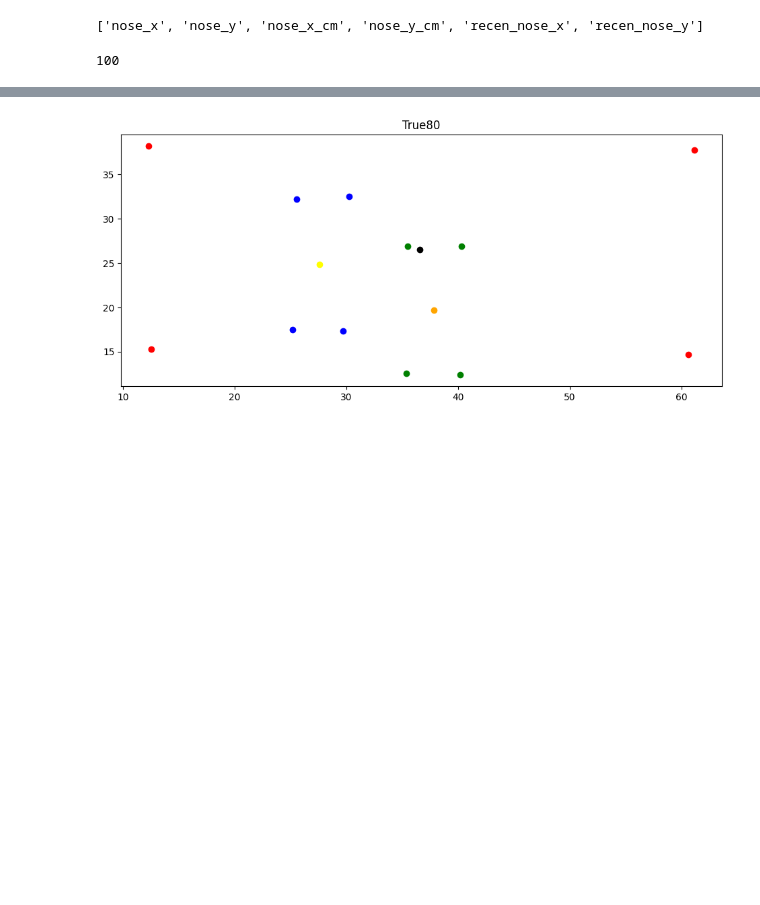
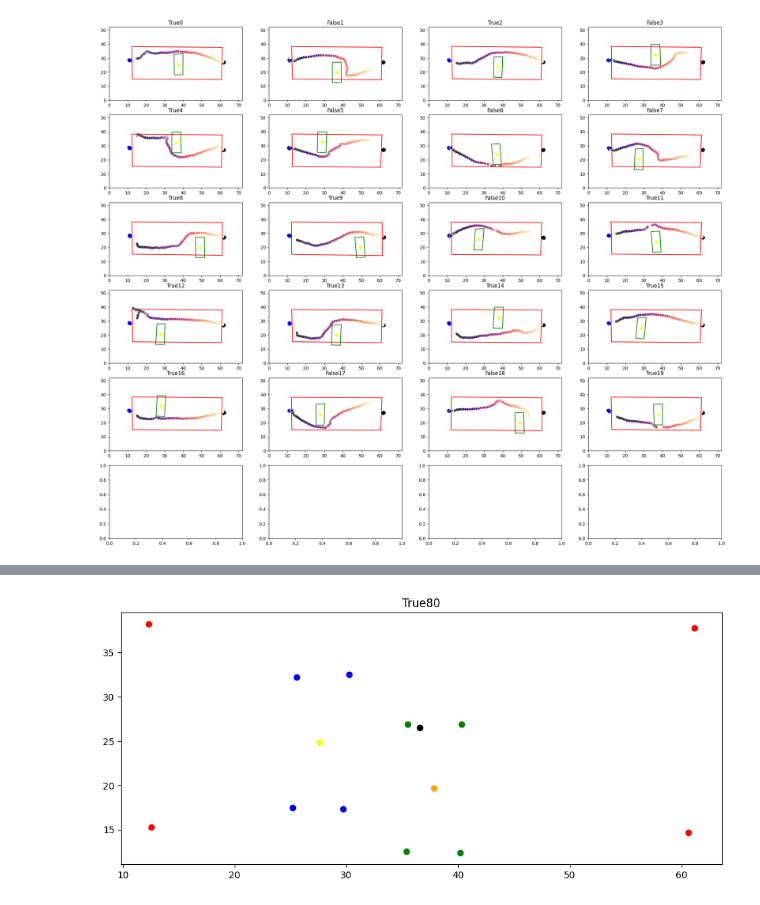
Before and after one commit to msidikpr/obstacle_avoidance, a Jupyter notebook: test_functions.ipynb, the cells around one changed output, grey strips where cells are left out. Saved outputs shown, nothing was run; the diff lists cells and outputs as text; code cells hidden in the pictures; blank space fills up the shorter version.

```diff
--- a/test_functions.ipynb
+++ b/test_functions.ipynb
@@ -18,5 +20,3 @@ import warnings
 warnings.filterwarnings('ignore')
 # %%
 df= pd.read_hdf(r'C:\Users\nlab\obstacle_avoidance\recordings\101322\J20LT\oa\raw_J20LT_101322_oa.h5')
-# %%
-test = df.sample(1)
@@ -94,7 +119,7 @@ for ind, row in df.iterrows():
 # %%
 # normalize trial postiions to center obstacle center on the center oft the plot.
 #test = df.sample(1)
-a_o = ['arena','obstacle']
+a_o = ['arena','obstacle','arena']
 columns_list = []
 for poi in a_o:
     columns = [col for col in df.columns if poi in col]
@@ -105,8 +130,8 @@ columns_list = [col for col in columns_list if 'lind' not in col ]
 
 
 for ind, row in df.iterrows():
-    x_diff = row['obstacle_cen_x_cm_lh'] - row['arena_cen_x_cm']
-    y_diff = row['obstacle_cen_y_cm_lh'] - row['arena_cen_y_cm']
+    x_diff = row['gt_obstacle_cen_x_cm'] - row['arena_cen_x_cm']
+    y_diff = row['gt_obstacle_cen_y_cm'] - row['arena_cen_y_cm']
     ## re center obstacle and area points
     for col in columns_list:
         if 'y' in col:
@@ -122,11 +147,12 @@ for ind, row in df.iterrows():
             else:
                 df.at[ind,'recen_' + col] = row[col] - x_diff
 # %%
+## normalize
 nose_parts= [col for col in df.columns if 'nose' in col]
 nose_parts = [col for col in nose_parts if 'likelihood' not in col]
 for ind, row in df.iterrows():
-    x_diff = row['obstacle_cen_x_cm_lh'] - row['arena_cen_x_cm']
-    y_diff = row['obstacle_cen_y_cm_lh'] - row['arena_cen_y_cm']
+    x_diff = row['gt_obstacle_cen_x_cm'] - row['arena_cen_x_cm']
+    y_diff = row['gt_obstacle_cen_y_cm'] - row['arena_cen_y_cm']
     ## re center obstacle and area points
     for col in nose_parts:
         if 'y' in col:
@@ -141,17 +167,34 @@ for ind, row in df.iterrows():
                 df.at[ind,'recen_' + col] = row[col] - x_diff
             else:
                 df.at[ind,'recen_' + col] = row[col] - x_diff
-# %%
-nose_parts= [col for col in df.columns if 'nose' in col]
-nose_parts = [col for col in nose_parts if 'likelihood' not in col]
-
-nose_parts
-# %% [output]
-['nose_x', 'nose_y', 'nose_x_cm', 'nose_y_cm', 'recen_nose_x', 'recen_nose_y']
-# %%
-len(row['interp_nose_x_cm'])
-# %% [output]
-100
+# %%
+plt.subplots(6,4, figsize=(25,21))
+for ind, row in test.iterrows():
+    plt.subplot(6,4,ind +1)
+    plt.xlim([0,72])
+    plt.ylim([0,52])
+    plt.gca().set_title(str(row['odd'])+str(ind))
+
+    plt.plot([row['arenaTL_x_cm'], row['arenaTR_x_cm'], row['arenaBR_x_cm'], row['arenaBL_x_cm'],row['arenaTL_x_cm']],
+                [row['arenaTL_y_cm'], row['arenaTR_y_cm'], row['arenaBR_y_cm'], row['arenaBL_y_cm'],row['arenaTL_y_cm']],color='red')
+
+
+    plt.plot([row['median_gt_obstacleTL_x_cm'], row['median_gt_obstacleTR_x_cm'], row['median_gt_obstacleBR_x_cm'], row['median_gt_obstacleBL_x_cm'],row['median_gt_obstacleTL_x_cm']],
+                [row['median_gt_obstacleTL_y_cm'], row['median_gt_obstacleTR_y_cm'], row['median_gt_obstacleBR_y_cm'], row['median_gt_obstacleBL_y_cm'],row['median_gt_obstacleTL_y_cm']],color='green')
+
+
+
+
+    plt.scatter(row['gt_obstacle_cen_x_cm'],row['gt_obstacle_cen_y_cm'],color='yellow')
+    plt.scatter(row['leftportT_x_cm'],row['leftportT_y_cm'],color='blue')
+    plt.scatter(row['rightportT_x_cm'],row['rightportT_y_cm'],color='black')
+
+
+
+
+    sns.scatterplot(x=row['gt_nose_x_cm'],y=row['gt_nose_y_cm'],hue = row['gt_nose_x_cm'], palette ='magma',legend=False)
+# %% [output]
+[figure, added]
 # %%
 test = df.sample(20)
 test = test.reset_index()
```
Also changed, not shown: parts of 29 cells of this notebook, 8 other files.
